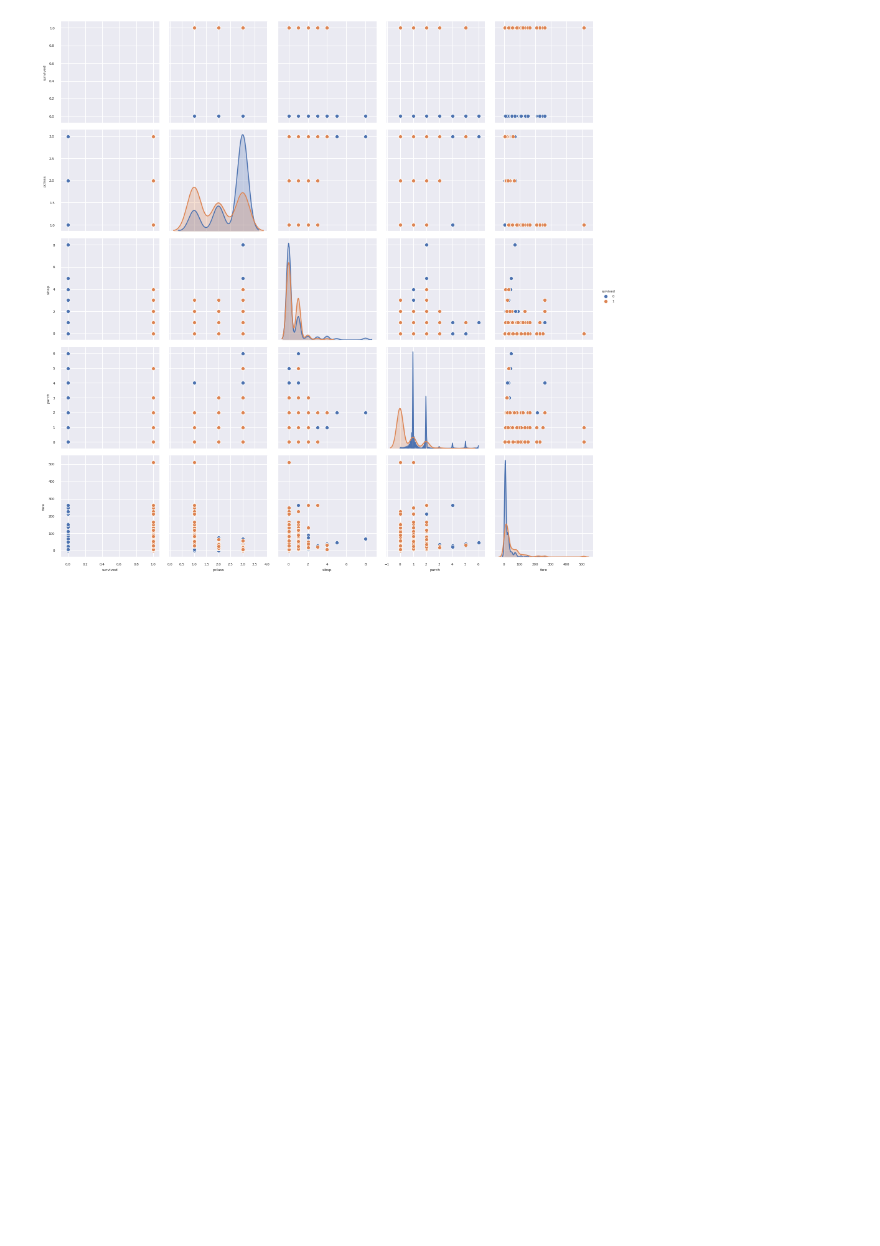
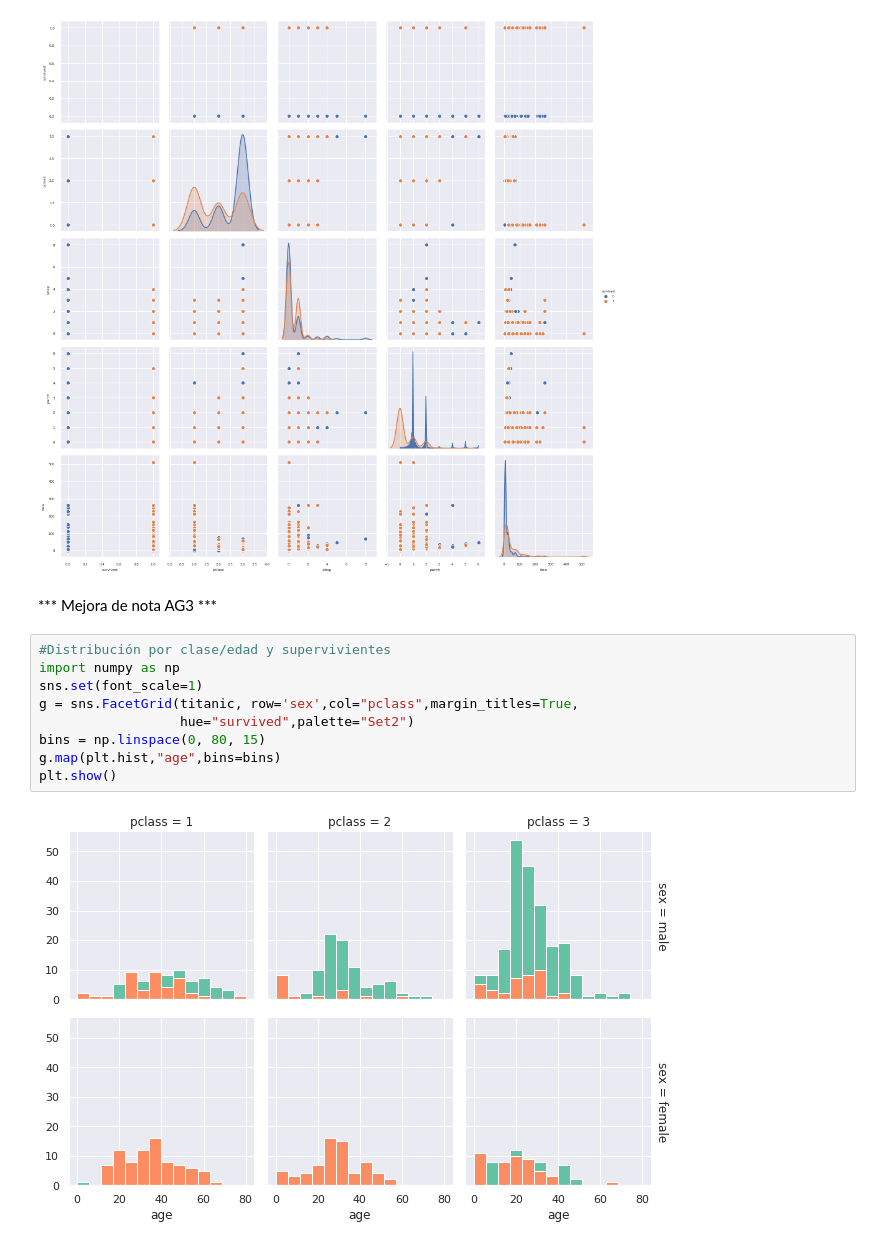
Before and after one commit to tamaramegan/07MBIG-AG, a Jupyter notebook: Visualizacion_AG3.ipynb, the cells around one changed output. Saved outputs shown, nothing was run; the diff lists cells and outputs as text; blank space fills up the shorter version.

```diff
--- a/Visualizacion_AG3.ipynb
+++ b/Visualizacion_AG3.ipynb
@@ -132,3 +132,16 @@ sns.pairplot(titanic_num, hue="survived")
 plt.show()
 # %% [output]
 [figure]
+# %% [markdown]
+*** Mejora de nota AG3 ***
+# %%
+#Distribución por clase/edad y supervivientes
+import numpy as np
+sns.set(font_scale=1)
+g = sns.FacetGrid(titanic, row='sex',col="pclass",margin_titles=True,
+                  hue="survived",palette="Set2")
+bins = np.linspace(0, 80, 15)
+g.map(plt.hist,"age",bins=bins)
+plt.show()
+# %% [output]
+[figure, added]
```
Also changed, not shown: parts of 4 cells of this notebook.
